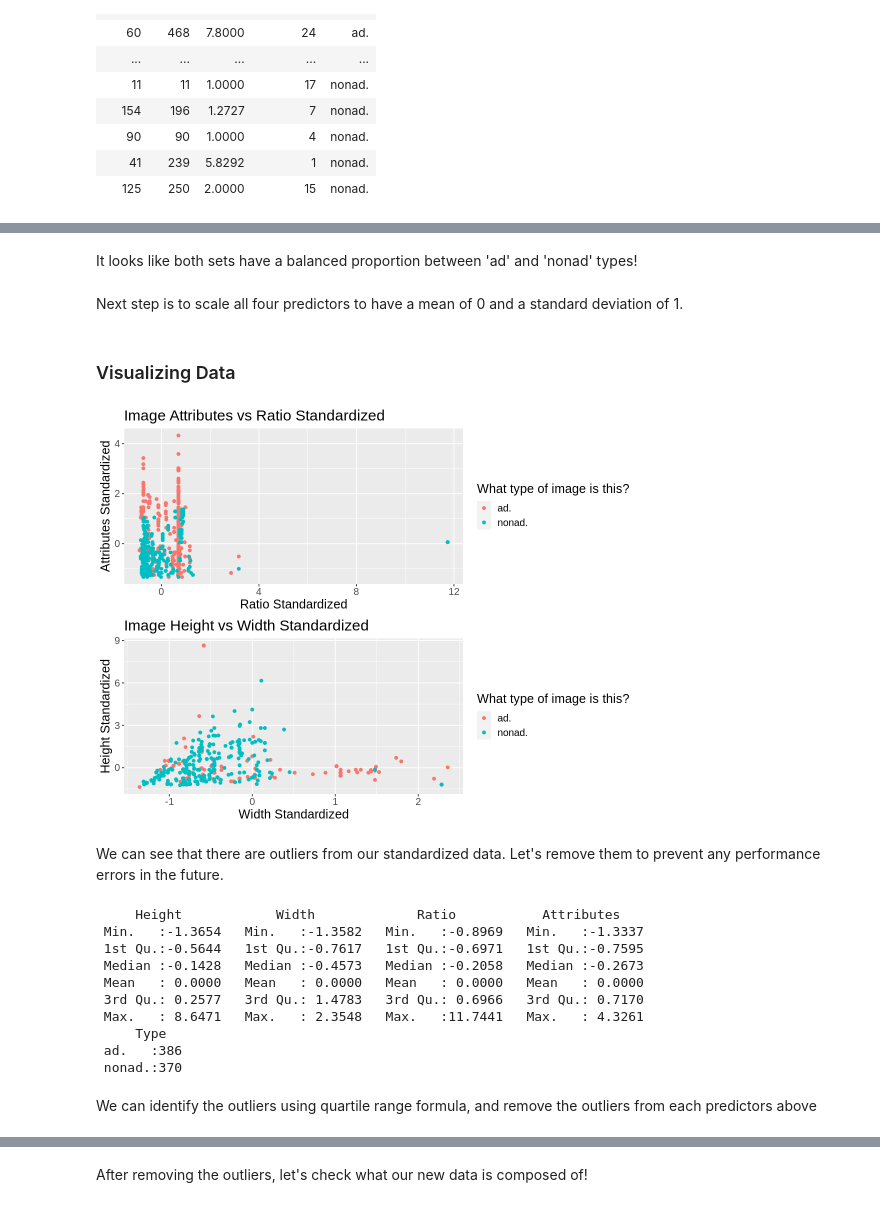
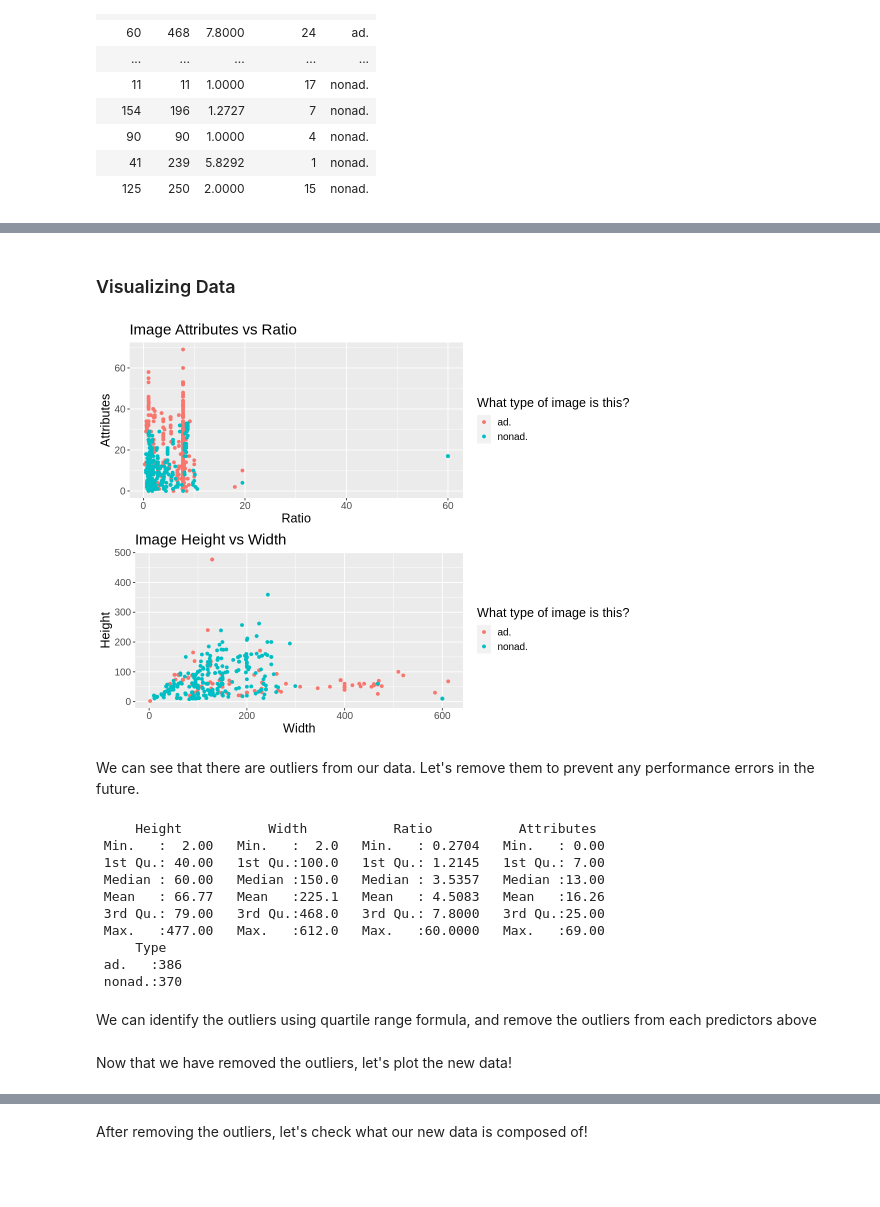
Before and after one commit to msamanthaf/Ad_Classification_DSCI, a Jupyter notebook: Advertisement_Classification.ipynb, the cells around one changed output, grey strips where cells are left out. Saved outputs shown, nothing was run; the diff lists cells and outputs as text; code cells hidden in the pictures; blank space fills up the shorter version.

Commit message:
Fixed Standardization

```diff
--- a/Advertisement_Classification.ipynb
+++ b/Advertisement_Classification.ipynb
@@ -173,4 +123,0 @@ A tibble: 2 × 3
-# %% [markdown]
-It looks like both sets have a balanced proportion between 'ad' and 'nonad' types!
-# %% [markdown]
-Next step is to scale all four predictors to have a mean of 0 and a standard deviation of 1.
@@ -186,46 +126,46 @@ ad_data_standardized <- bake(ad_data_recipe, ad_factored)
 # %%
 # Plot to see the relationship between image ratio and attributes to type
 
 options(repr.plot.width = 9, repr.plot.height = 7)
-ad_plot_ar  <- ad_data_standardized |>
+ad_plot_ar  <- ad_factored |>
                ggplot(aes(x = Ratio, y = Attributes, color = Type)) +
                geom_point()  +
-               xlab("Ratio Standardized") +
-               ylab("Attributes Standardized") +
+               xlab("Ratio") +
+               ylab("Attributes") +
                labs(colour = "What type of image is this?") +
-               ggtitle("Image Attributes vs Ratio Standardized")+
+               ggtitle("Image Attributes vs Ratio")+
                theme(text = element_text(size=15))
 
 # Plot to see the relationship between image width and height to type
 
 options(repr.plot.width = 9, repr.plot.height = 7)
-ad_plot_hw  <- ad_data_standardized |>
+ad_plot_hw  <- ad_factored |>
                ggplot(aes(x = Width, y = Height, color = Type)) +
                geom_point()  +
-               xlab("Width Standardized") +
-               ylab("Height Standardized") +
+               xlab("Width") +
+               ylab("Height") +
                labs(colour = "What type of image is this?") +
-               ggtitle("Image Height vs Width Standardized")+
+               ggtitle("Image Height vs Width")+
                theme(text = element_text(size=15))
 
 plot_grid(ad_plot_ar, ad_plot_hw, ncol = 1)
 # %% [output]
-[figure, old version]
+[figure, new version]
 # %% [markdown]
-We can see that there are outliers from our standardized data. Let's remove them to prevent any performance errors in the future.
+We can see that there are outliers from our data. Let's remove them to prevent any performance errors in the future.
 # %%
-summary(ad_data_standardized)
+summary(ad_factored)
 # IQR = Q3 - Q1
 # MIN = Q1 - 1.5 IQR
 # MAX = Q3 + 1.5 IQR
 # %% [output]
-     Height            Width             Ratio           Attributes
- Min.   :-1.3654   Min.   :-1.3582   Min.   :-0.8969   Min.   :-1.3337
- 1st Qu.:-0.5644   1st Qu.:-0.7617   1st Qu.:-0.6971   1st Qu.:-0.7595
- Median :-0.1428   Median :-0.4573   Median :-0.2058   Median :-0.2673
- Mean   : 0.0000   Mean   : 0.0000   Mean   : 0.0000   Mean   : 0.0000
- 3rd Qu.: 0.2577   3rd Qu.: 1.4783   3rd Qu.: 0.6966   3rd Qu.: 0.7170
- Max.   : 8.6471   Max.   : 2.3548   Max.   :11.7441   Max.   : 4.3261
+     Height           Width           Ratio           Attributes
+ Min.   :  2.00   Min.   :  2.0   Min.   : 0.2704   Min.   : 0.00
+ 1st Qu.: 40.00   1st Qu.:100.0   1st Qu.: 1.2145   1st Qu.: 7.00
+ Median : 60.00   Median :150.0   Median : 3.5357   Median :13.00
+ Mean   : 66.77   Mean   :225.1   Mean   : 4.5083   Mean   :16.26
+ 3rd Qu.: 79.00   3rd Qu.:468.0   3rd Qu.: 7.8000   3rd Qu.:25.00
+ Max.   :477.00   Max.   :612.0   Max.   :60.0000   Max.   :69.00
      Type
  ad.   :386
  nonad.:370
@@ -244,3 +184,5 @@ ad_standardized_clean <- filter(ad_data_standardized,
+# %% [markdown]
+Now that we have removed the outliers, let's plot the new data!
 # %%
 # Plot the new relationship between image ratio and attributes to type
 
```
Also changed, not shown: parts of 23 cells of this notebook.
